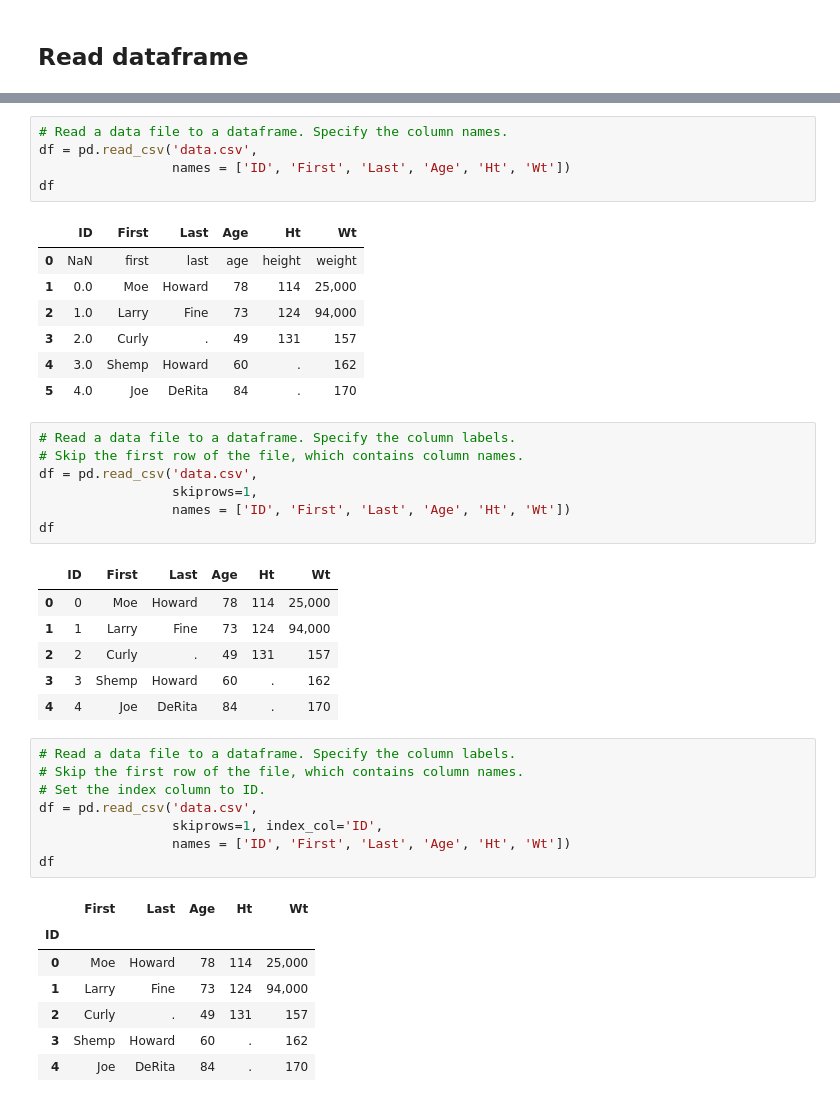
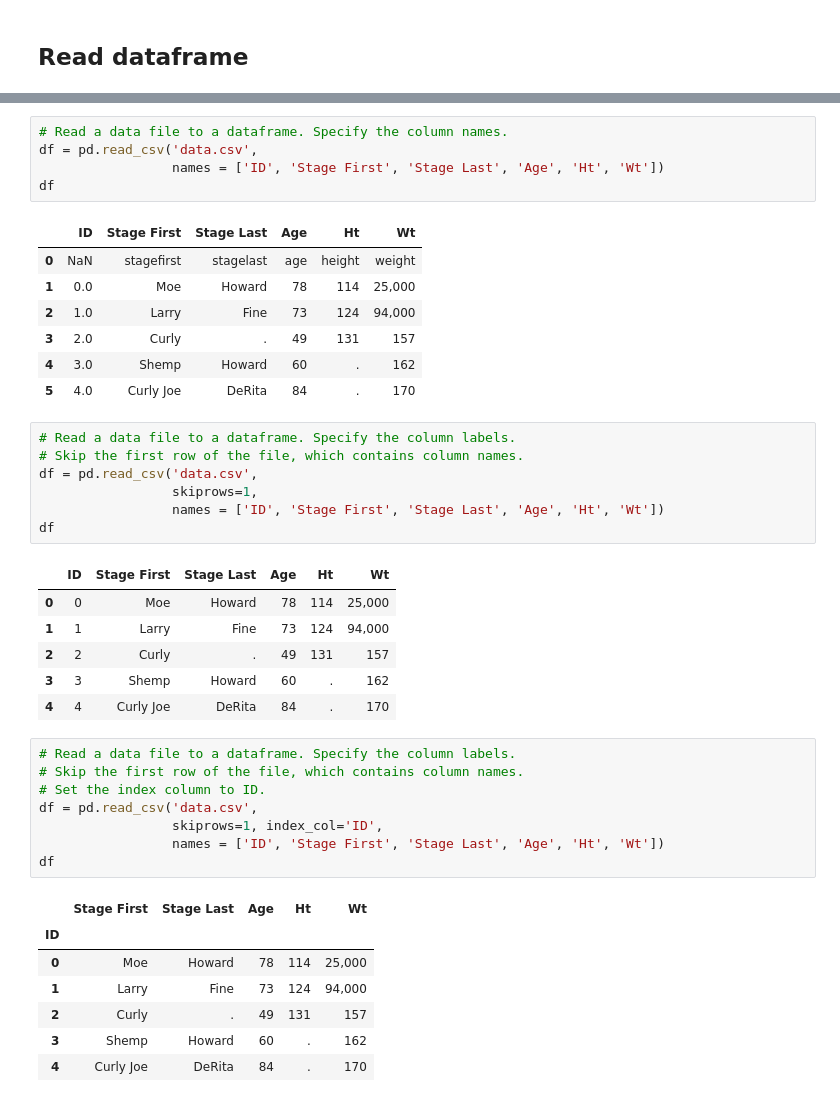
Before and after one commit to gillespilon/csv_read_write_pandas, a Jupyter notebook: csv_read_write_pandas.ipynb, the cells around one changed output, grey strips where cells are left out. Drawn from its saved outputs; the diff is of its cells as text.

Commit message:
mod first -> stagefirst; last -> stagelast; First -> Stage First; Last -> Stage Last

```diff
--- a/csv_read_write_pandas.ipynb
+++ b/csv_read_write_pandas.ipynb
@@ -100,46 +100,46 @@ df
 # %%
 # Read a data file to a dataframe. Specify the column names.
 df = pd.read_csv('data.csv',
-                 names = ['ID', 'First', 'Last', 'Age', 'Ht', 'Wt'])
+                 names = ['ID', 'Stage First', 'Stage Last', 'Age', 'Ht', 'Wt'])
 df
 # %% [output]
-|  | ID | First | Last | Age | Ht | Wt |
-| 0 | NaN | first | last | age | height | weight |
+|  | ID | Stage First | Stage Last | Age | Ht | Wt |
+| 0 | NaN | stagefirst | stagelast | age | height | weight |
 | 1 | 0.0 | Moe | Howard | 78 | 114 | 25,000 |
 | 2 | 1.0 | Larry | Fine | 73 | 124 | 94,000 |
 | 3 | 2.0 | Curly | . | 49 | 131 | 157 |
 | 4 | 3.0 | Shemp | Howard | 60 | . | 162 |
-| 5 | 4.0 | Joe | DeRita | 84 | . | 170 |
+| 5 | 4.0 | Curly Joe | DeRita | 84 | . | 170 |
 # %%
 # Read a data file to a dataframe. Specify the column labels.
 # Skip the first row of the file, which contains column names.
 df = pd.read_csv('data.csv',
                  skiprows=1,
-                 names = ['ID', 'First', 'Last', 'Age', 'Ht', 'Wt'])
+                 names = ['ID', 'Stage First', 'Stage Last', 'Age', 'Ht', 'Wt'])
 df
 # %% [output]
-|  | ID | First | Last | Age | Ht | Wt |
+|  | ID | Stage First | Stage Last | Age | Ht | Wt |
 | 0 | 0 | Moe | Howard | 78 | 114 | 25,000 |
 | 1 | 1 | Larry | Fine | 73 | 124 | 94,000 |
 | 2 | 2 | Curly | . | 49 | 131 | 157 |
 | 3 | 3 | Shemp | Howard | 60 | . | 162 |
-| 4 | 4 | Joe | DeRita | 84 | . | 170 |
+| 4 | 4 | Curly Joe | DeRita | 84 | . | 170 |
 # %%
 # Read a data file to a dataframe. Specify the column labels.
 # Skip the first row of the file, which contains column names.
 # Set the index column to ID.
 df = pd.read_csv('data.csv',
                  skiprows=1, index_col='ID',
-                 names = ['ID', 'First', 'Last', 'Age', 'Ht', 'Wt'])
+                 names = ['ID', 'Stage First', 'Stage Last', 'Age', 'Ht', 'Wt'])
 df
 # %% [output]
-|  | First | Last | Age | Ht | Wt |
+|  | Stage First | Stage Last | Age | Ht | Wt |
 | ID |  |  |  |  |  |
 | 0 | Moe | Howard | 78 | 114 | 25,000 |
 | 1 | Larry | Fine | 73 | 124 | 94,000 |
 | 2 | Curly | . | 49 | 131 | 157 |
 | 3 | Shemp | Howard | 60 | . | 162 |
-| 4 | Joe | DeRita | 84 | . | 170 |
+| 4 | Curly Joe | DeRita | 84 | . | 170 |
 # %%
 # Read a data file to a dataframe. Specify the column labels.
 # Skip the first row of the file, which contains column names.
```
Also changed, not shown: parts of 9 cells of this notebook.
